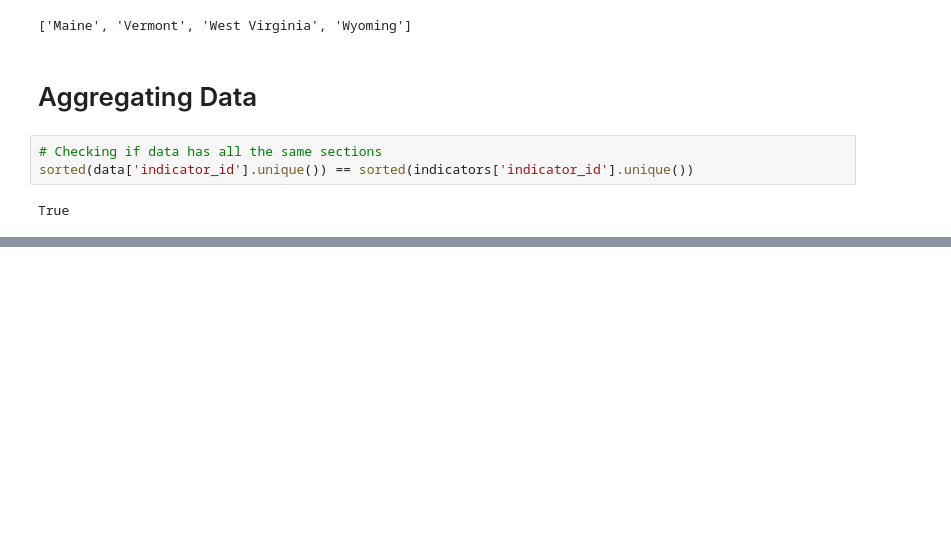
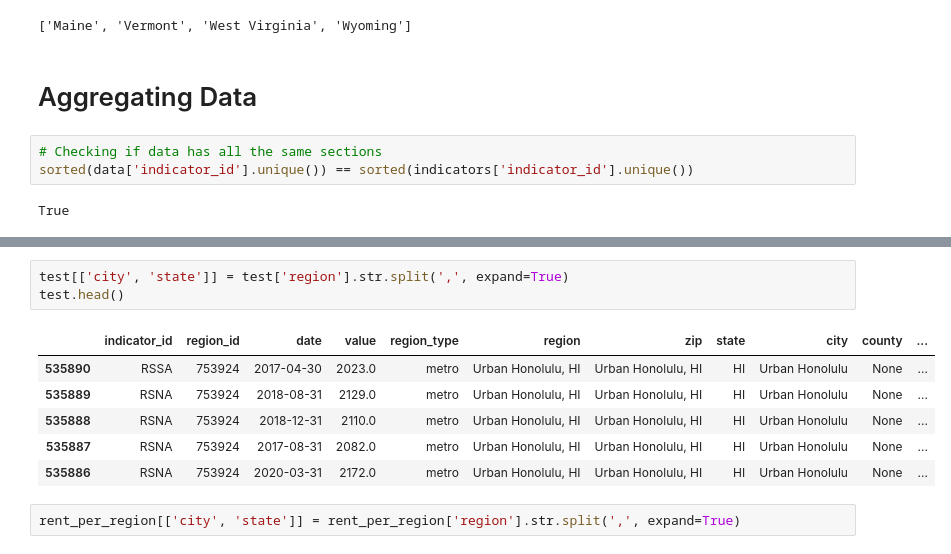
Before and after one commit to BloomTech-Labs/PT17_cityspire-f-ds, a Jupyter notebook: notebooks/exploratory/real_estate.ipynb, the cells around one changed output, grey strips where cells are left out. Cells and saved outputs as stored; diff of their text form; blank space fills up the shorter version.

```diff
--- a/notebooks/exploratory/real_estate.ipynb
+++ b/notebooks/exploratory/real_estate.ipynb
@@ -281,0 +334,12 @@ rental_data = rental_data.sort_values(by=['region_id'])
+# %%
+test[['city', 'state']] = test['region'].str.split(',', expand=True)
+test.head()
+# %% [output]
+|  | indicator_id | region_id | date | value | region_type | region | zip | state | city | county | ... |
+| 535890 | RSSA | 753924 | 2017-04-30 | 2023.0 | metro | Urban Honolulu, HI | Urban Honolulu, HI | HI | Urban Honolulu | None | ... |
+| 535889 | RSNA | 753924 | 2018-08-31 | 2129.0 | metro | Urban Honolulu, HI | Urban Honolulu, HI | HI | Urban Honolulu | None | ... |
+| 535888 | RSNA | 753924 | 2018-12-31 | 2110.0 | metro | Urban Honolulu, HI | Urban Honolulu, HI | HI | Urban Honolulu | None | ... |
+| 535887 | RSNA | 753924 | 2017-08-31 | 2082.0 | metro | Urban Honolulu, HI | Urban Honolulu, HI | HI | Urban Honolulu | None | ... |
+| 535886 | RSNA | 753924 | 2020-03-31 | 2172.0 | metro | Urban Honolulu, HI | Urban Honolulu, HI | HI | Urban Honolulu | None | ... |
+# %%
+rent_per_region[['city', 'state']] = rent_per_region['region'].str.split(',', expand=True)
```
Also changed, not shown: parts of 13 cells of this notebook.
